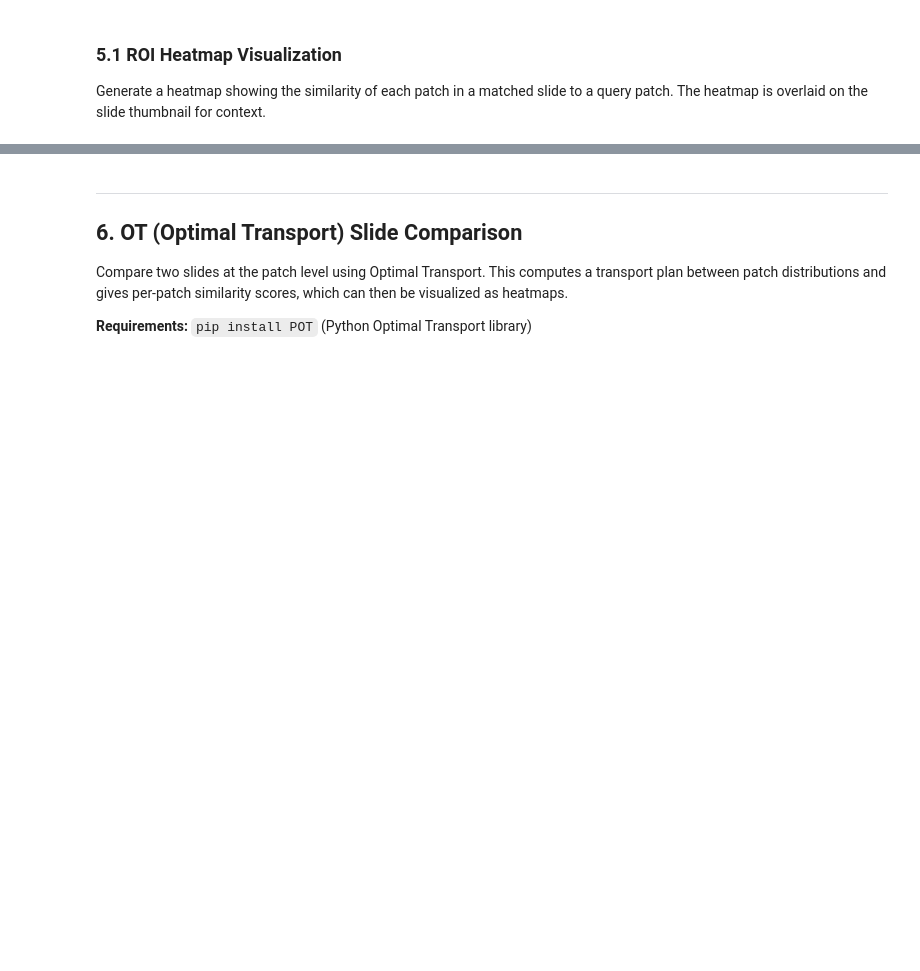
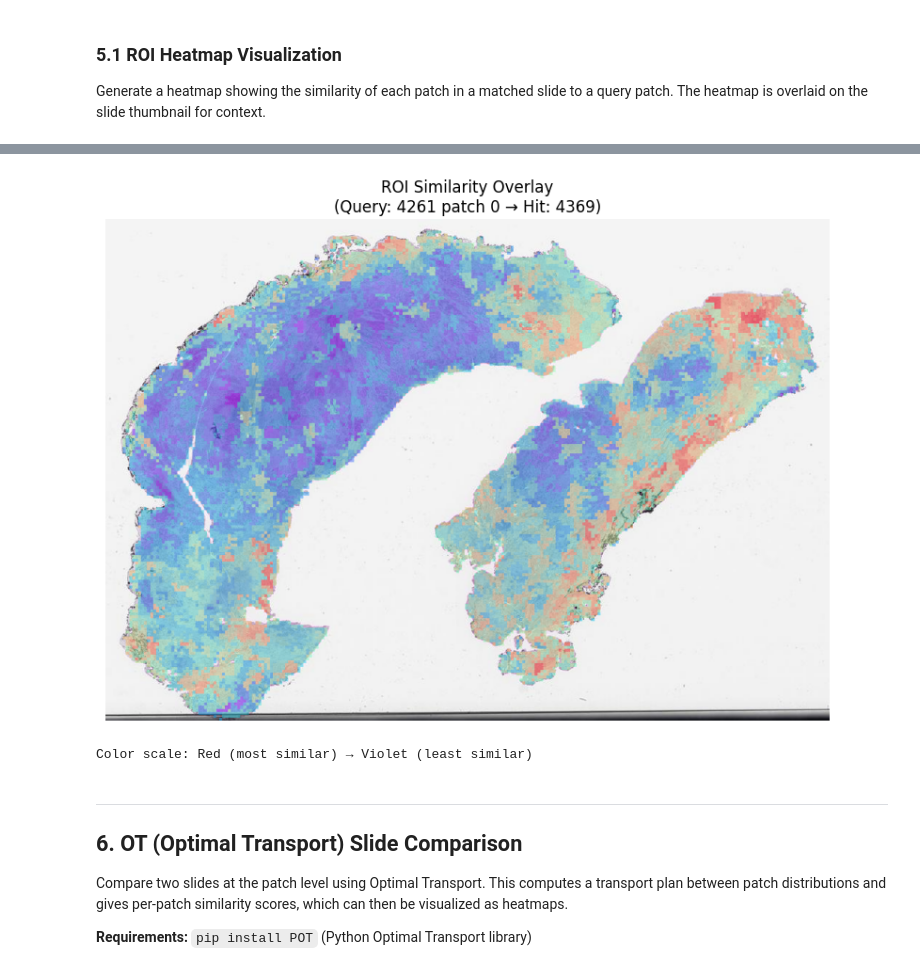
Before and after one commit to stjude/prosper-search, a Jupyter notebook: examples/demo.ipynb, the cells around one changed output, grey strips where cells are left out. Cells and saved outputs as stored; diff of their text form; code cells hidden in the pictures; blank space fills up the shorter version.

```diff
--- a/examples/demo.ipynb
+++ b/examples/demo.ipynb
@@ -226,18 +290,17 @@ Find morphologically similar slides from the reference database.
 # %%
 # Load reference database
 print("Loading reference database...")
-with open(REFERENCE_MATRIX_PATH, 'rb') as f:
-    ref_df = pickle.load(f)
+ref_df = pd.read_pickle(REFERENCE_MATRIX_PATH)
 
 ref_slide_ids = [str(sid) for sid in ref_df.index.tolist()]
-ref_matrix = ref_df.values
+ref_matrix = ref_df.values.astype(np.float32)
 
 print(f"Reference database: {len(ref_slide_ids)} slides")
 print(f"Embedding dimension: {ref_matrix.shape[1]}")
 
 # Load metadata for disease labels
 metadata = pd.read_csv(METADATA_PATH)
-disease_map = dict(zip(metadata['Slide.Scan.File'].astype(str), metadata['Tumor.group']))
+disease_map = dict(zip(metadata['slide_id'].astype(str), metadata['tumor_group']))
 
 # Check query slide's disease
 query_disease = disease_map.get(SLIDE_ID, 'Unknown')
@@ -441,27 +586,18 @@ print(f"Generated overlay: {result_paths.get('overlay')}")
 # %%
-# Display the heatmap overlay
-if 'overlay' in result_paths:
-    overlay_img = Image.open(result_paths['overlay'])
-
-    fig, axes = plt.subplots(1, 2, figsize=(14, 6))
-
-    # Standalone heatmap
-    heatmap_img = Image.open(result_paths['heatmap'])
-    axes[0].imshow(heatmap_img)
-    axes[0].set_title(f'Similarity Heatmap\n(Query: {SLIDE_ID} → Hit: {top_hit.hit_slide_id})')
-    axes[0].axis('off')
-
-    # Overlay on thumbnail
-    axes[1].imshow(overlay_img)
-    axes[1].set_title(f'Heatmap Overlay on Thumbnail\n(Warmer colors = More similar)')
-    axes[1].axis('off')
-
+# Display ROI heatmap overlay
+if 'roi_overlay_img' in dir() and roi_overlay_img is not None:
+    fig, ax = plt.subplots(figsize=(8, 6))
+    ax.imshow(roi_overlay_img)
+    ax.set_title(f'ROI Similarity Overlay\n(Query: {SLIDE_ID} patch {query_patch_idx} → Hit: {top_hit_slide_id})')
+    ax.axis('off')
     plt.tight_layout()
     plt.show()
-
-    print(f"\nColor scale: Red (most similar) → Violet (least similar)")
+    print("Color scale: Red (most similar) → Violet (least similar)")
 else:
     print("Overlay not generated (thumbnail may be missing)")
+# %% [output]
+[figure, added]
+Color scale: Red (most similar) → Violet (least similar)
 # %% [markdown]
 ---
 ## 6. OT (Optimal Transport) Slide Comparison
```
Also changed, not shown: parts of 30 cells of this notebook, 14 other files.
